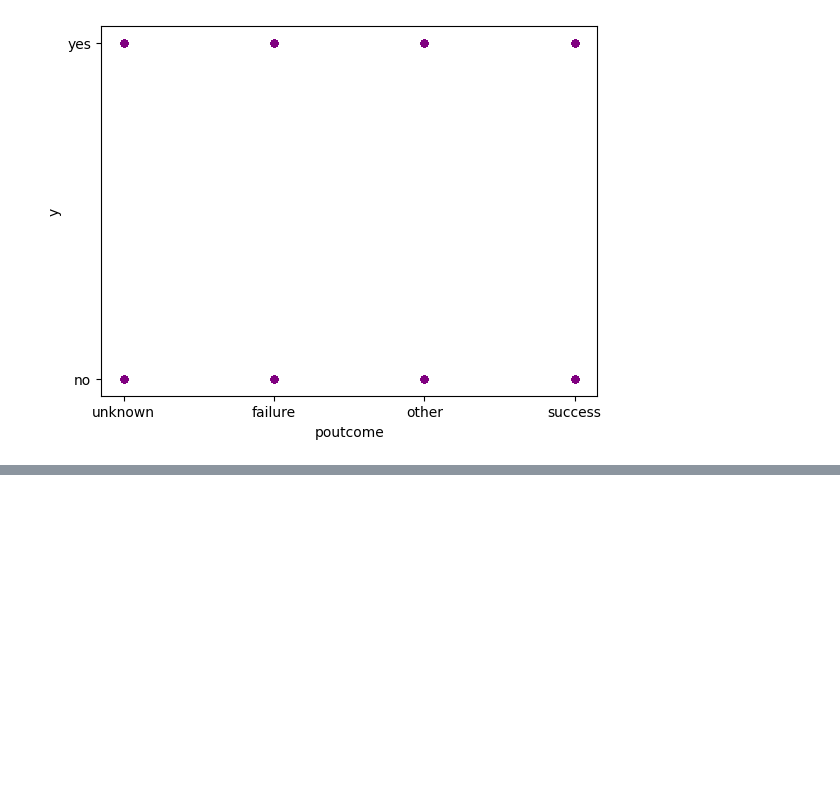
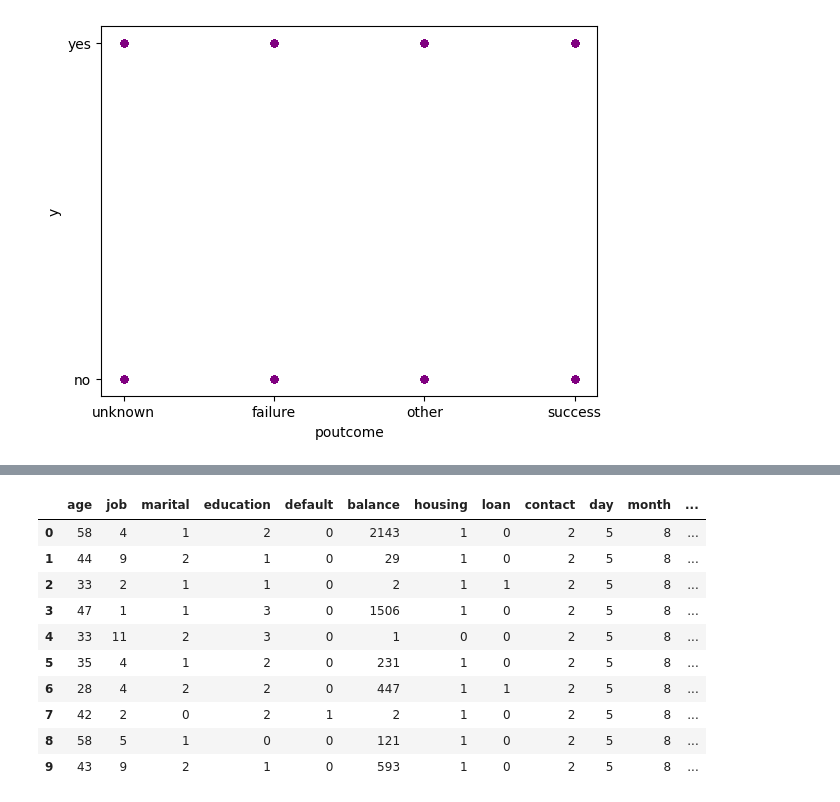
Before and after one commit to dhanishgb/DhanishtaBabooramHackathon1-143, a Jupyter notebook: DatasetAnalysis.ipynb, the cells around one changed output, grey strips where cells are left out. Cells and saved outputs as stored; diff of their text form; code cells hidden in the pictures; blank space fills up the shorter version.

```diff
--- a/DatasetAnalysis.ipynb
+++ b/DatasetAnalysis.ipynb
@@ -106,3 +141,65 @@ plt.show()
+# %%
+#Encode other classes (marital)
+marital_encoder=LabelEncoder()
+marital_encoder.fit(df['marital'])
+df['marital']=marital_encoder.fit_transform(df['marital'])
+
+#(education)
+education_encoder=LabelEncoder()
+education_encoder.fit(df['education'])
+df['education']=education_encoder.fit_transform(df['education'])
+
+#(default)
+default_encoder=LabelEncoder()
+default_encoder.fit(df['default'])
+df['default']=default_encoder.fit_transform(df['default'])
+
+#(housing)
+housing_encoder=LabelEncoder()
+housing_encoder.fit(df['housing'])
+df['housing']=housing_encoder.fit_transform(df['housing'])
+
+#(loan)
+loan_encoder=LabelEncoder()
+loan_encoder.fit(df['loan'])
+df['loan']=loan_encoder.fit_transform(df['loan'])
+
+#(contact)
+contact_encoder=LabelEncoder()
+contact_encoder.fit(df['contact'])
+df['contact']=contact_encoder.fit_transform(df['contact'])
+
+#(month)
+month_encoder=LabelEncoder()
+month_encoder.fit(df['month'])
+df['month']=month_encoder.fit_transform(df['month'])
+
+#(poutcome)
+poutcome_encoder=LabelEncoder()
+poutcome_encoder.fit(df['poutcome'])
+df['poutcome']=poutcome_encoder.fit_transform(df['poutcome'])
+
+#(y)
+y_encoder=LabelEncoder()
+y_encoder.fit(df['y'])
+df['y']=y_encoder.fit_transform(df['y'])
+
+
+
+
+df.head(10)
+# %% [output]
+|  | age | job | marital | education | default | balance | housing | loan | contact | day | month | ... |
+| 0 | 58 | 4 | 1 | 2 | 0 | 2143 | 1 | 0 | 2 | 5 | 8 | ... |
+| 1 | 44 | 9 | 2 | 1 | 0 | 29 | 1 | 0 | 2 | 5 | 8 | ... |
+| 2 | 33 | 2 | 1 | 1 | 0 | 2 | 1 | 1 | 2 | 5 | 8 | ... |
+| 3 | 47 | 1 | 1 | 3 | 0 | 1506 | 1 | 0 | 2 | 5 | 8 | ... |
+| 4 | 33 | 11 | 2 | 3 | 0 | 1 | 0 | 0 | 2 | 5 | 8 | ... |
+| 5 | 35 | 4 | 1 | 2 | 0 | 231 | 1 | 0 | 2 | 5 | 8 | ... |
+| 6 | 28 | 4 | 2 | 2 | 0 | 447 | 1 | 1 | 2 | 5 | 8 | ... |
+| 7 | 42 | 2 | 0 | 2 | 1 | 2 | 1 | 0 | 2 | 5 | 8 | ... |
+| 8 | 58 | 5 | 1 | 0 | 0 | 121 | 1 | 0 | 2 | 5 | 8 | ... |
+| 9 | 43 | 9 | 2 | 1 | 0 | 593 | 1 | 0 | 2 | 5 | 8 | ... |
 # %%
 #Visualisation
 # %%
```
Also changed, not shown: parts of 4 cells of this notebook.
